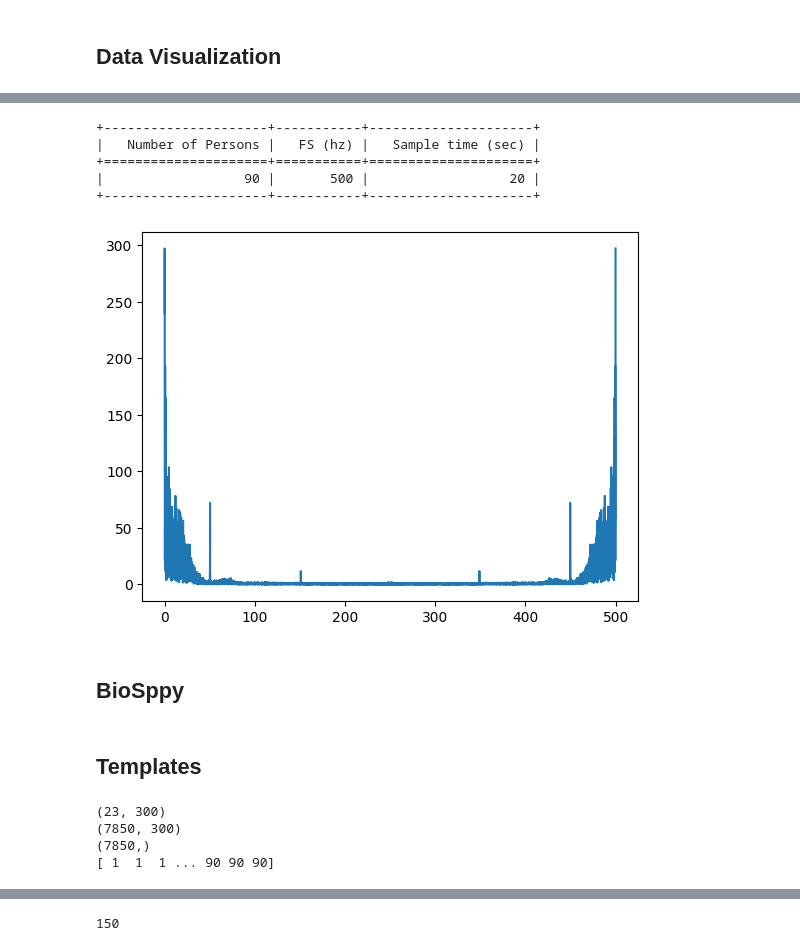
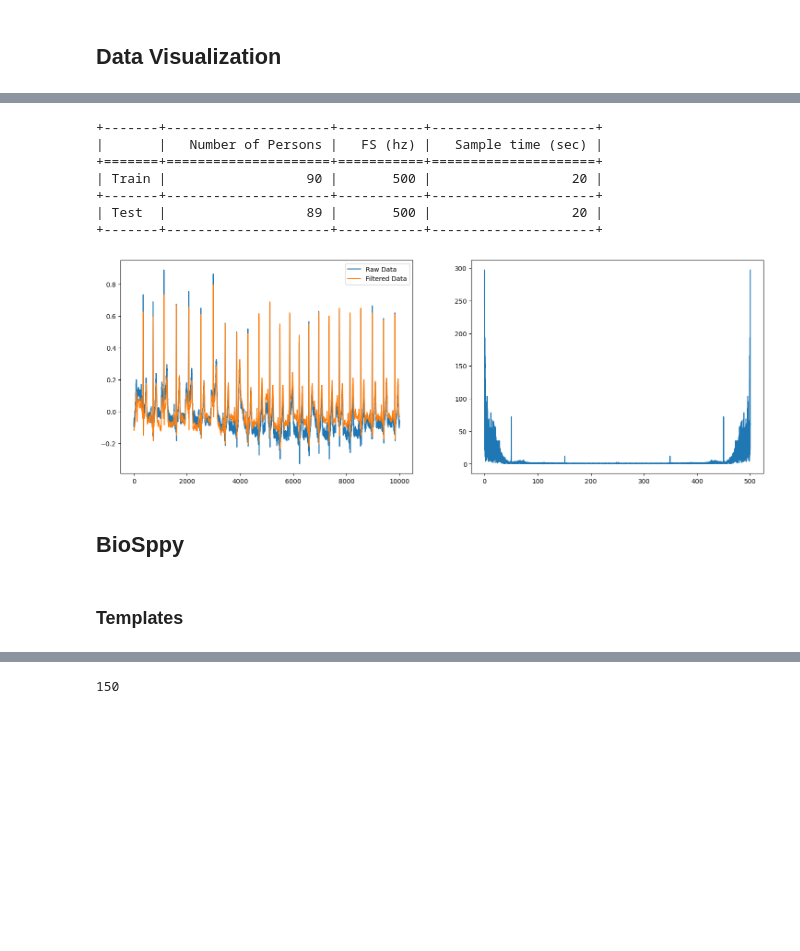
Before and after one commit to AnaSofOliveira/SB2425, a Jupyter notebook: spikes/ecg/20241001.ipynb, the cells around one changed output, grey strips where cells are left out. Drawn from its saved outputs; the diff is of its cells as text; code cells hidden in the pictures; blank space fills up the shorter version.

```diff
--- a/spikes/ecg/20241001.ipynb
+++ b/spikes/ecg/20241001.ipynb
@@ -117,2 +58,23 @@ data = [
+# %%
+dataset_path = "../../data/SB_ECGDatabase_0{}" # path to the dataset
+
+def load_data(dataset_path):
+    records = listdir(dataset_path)
+    numb_persons = len(records)
+    data = [
+        (np.loadtxt('{}/{}'.format(dataset_path, record)),
+         int(record.split('_u')[1].split('.')[0]))
+                 for record in records
+    ]
+    return data, numb_persons
+
+data_train, numb_persons_train = load_data(dataset_path.format(1))
+data_test, numb_persons_test = load_data(dataset_path.format(2))
+# %%
+signal = data_train[0][0]
+raw_data_train = [(s[:,1], p) for (s, p) in data_train]
+raw_data_test = [(s[:,1], p) for (s, p) in data_test]
+filtered_data_train = []
+fs = 1000
 # %% [markdown]
 ## Data Visualization
@@ -130,27 +81,37 @@ plt.show()
 # %%
-# Example data for the table
-table_header = ["Number of Persons", "FS (hz)", "Sample time (sec)"]
+table_header = ['','Number of Persons', 'FS (hz)', 'Sample time (sec)']
 table_data = [
-    [numb_persons, fs, signal[:,0].shape[0]/fs],
+    ['Train', numb_persons_train, fs, raw_data_train[0][0].shape[0]/fs],
+    ['Test', numb_persons_test, fs, raw_data_test[0][0].shape[0]/fs],
 ]
 
 table_string = tabulate(table_data, headers=table_header, tablefmt="grid")
 
 print(table_string )
 # %% [output]
-+---------------------+-----------+---------------------+
-|   Number of Persons |   FS (hz) |   Sample time (sec) |
-+=====================+===========+=====================+
-|                  90 |       500 |                  20 |
-+---------------------+-----------+---------------------+
++-------+---------------------+-----------+---------------------+
+|       |   Number of Persons |   FS (hz) |   Sample time (sec) |
++=======+=====================+===========+=====================+
+| Train |                  90 |       500 |                  20 |
++-------+---------------------+-----------+---------------------+
+| Test  |                  89 |       500 |                  20 |
++-------+---------------------+-----------+---------------------+
 # %%
-X = np.fft.fft(signal[:,0]) # 1 to filtered data
-fs = fields['fs']
+fig, axes = plt.subplots(1, 2, figsize=(18, 6))
+
+axes[0].plot(raw_data_train[0][0], label='Raw Data')
+if len(filtered_data_train) > 0:
+    axes[0].plot(filtered_data_train[0][0], label='Filtered Data')
+axes[0].legend()
+
+X = np.fft.fft(raw_data_train[0][0])
 freq = np.arange(len(X))/len(X)*fs
-plt.plot(freq,np.abs(np.abs(X)))
+axes[1].plot(freq,np.abs(np.abs(X)))
+
+
 plt.show()
 # %% [output]
-[figure, old version]
+[figure, new version]
 # %% [markdown]
 ## BioSppy
 # %%
@@ -160,15 +124,11 @@ outs = [ (ecg.ecg(signal=s[:,1], sampling_rate=f['fs'], show=False), p) for ((s,
 # %% [markdown]
-## Templates
+### Templates
 # %%
-print(outs[0][0]["templates"].shape)
-labels = np.hstack([p for out, p in outs for i in range(out["templates"].shape[0])])
-templates = np.vstack([ out["templates"] for out, p in outs])
-templates_person = templates[labels == 1]
-print(templates.shape)
-print(labels.shape)
-print(labels)
+def parse_outs(outs):
+    labels = np.hstack([p for out, p in outs for _ in range(out["templates"].shape[0])])
+    templates = np.vstack([ out["templates"] for out, _ in outs])
+    return (templates, labels)
+
+
+templates_tain, labels_tain = parse_outs(outs_tain)
+templates_test, labels_test = parse_outs(outs_test)
-# %% [output]
-(23, 300)
-(7850, 300)
-(7850,)
-[ 1  1  1 ... 90 90 90]
```
Also changed, not shown: parts of 50 cells of this notebook, 40 other files.
